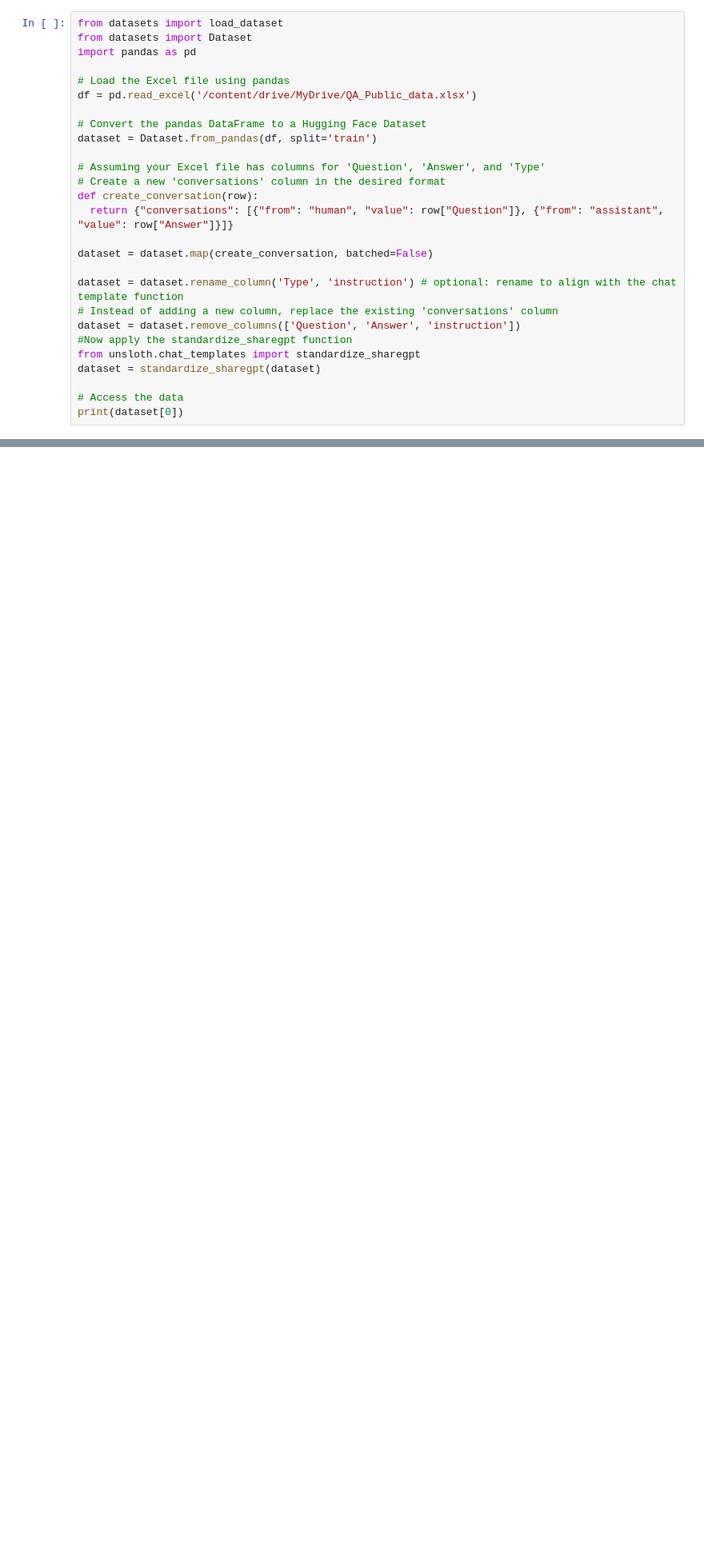
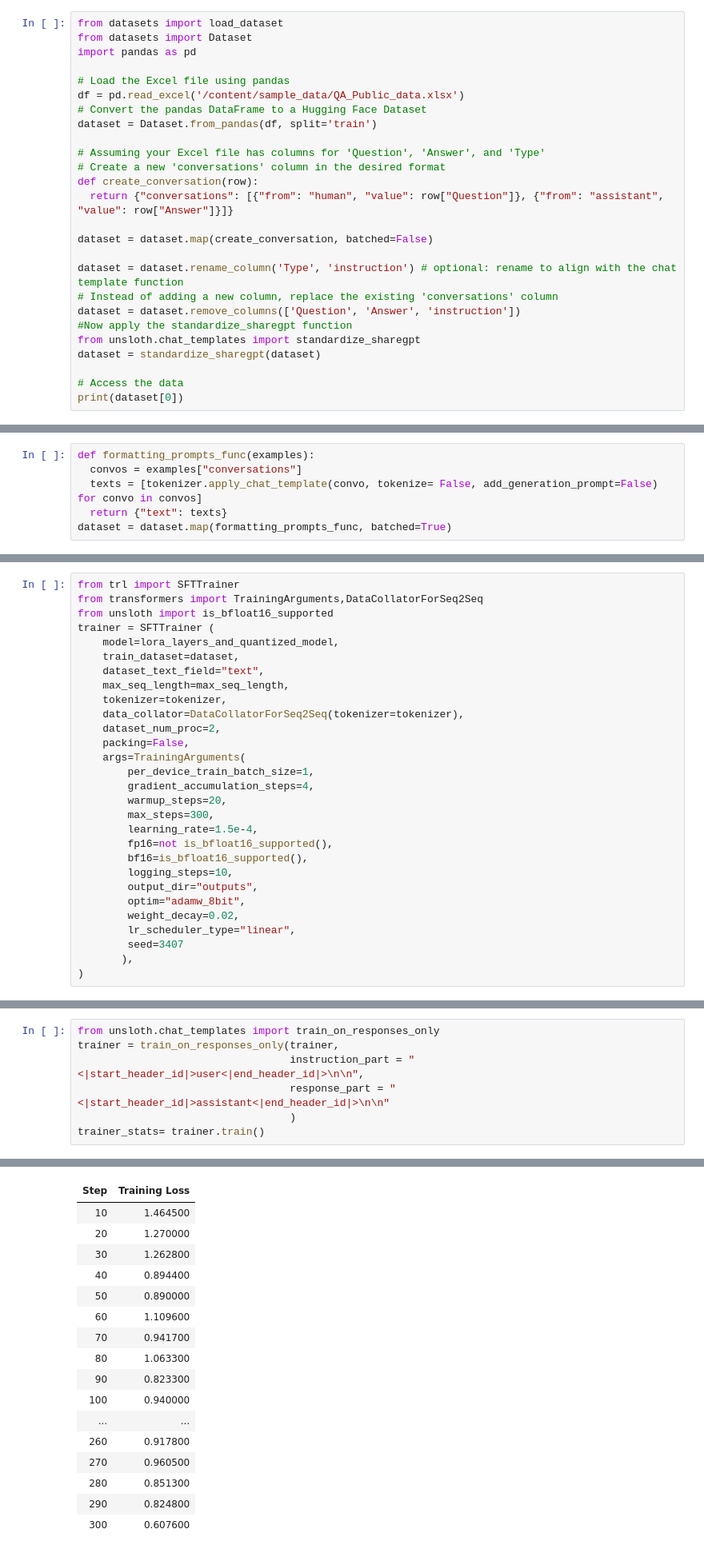
Before and after one commit to ieea/Agrani_App, a Jupyter notebook: Fine_tune_BNS.ipynb, the cells around one changed output, grey strips where cells are left out. Shown at 80% size. Cells and saved outputs as stored; diff of their text form; blank space fills up the shorter version.

```diff
--- a/Fine_tune_BNS.ipynb
+++ b/Fine_tune_BNS.ipynb
@@ -50,8 +86,7 @@ from datasets import Dataset
 import pandas as pd
 
 # Load the Excel file using pandas
-df = pd.read_excel('/content/drive/MyDrive/QA_Public_data.xlsx')
-
+df = pd.read_excel('/content/sample_data/QA_Public_data.xlsx')
 # Convert the pandas DataFrame to a Hugging Face Dataset
 dataset = Dataset.from_pandas(df, split='train')
 
@@ -73,0 +111,6 @@ print(dataset[0])
+# %%
+def formatting_prompts_func(examples):
+  convos = examples["conversations"]
+  texts = [tokenizer.apply_chat_template(convo, tokenize= False, add_generation_prompt=False) for convo in convos]
+  return {"text": texts}
+dataset = dataset.map(formatting_prompts_func, batched=True)
@@ -77,0 +127,29 @@ dataset.save_to_disk('/content/drive/MyDrive/dataset/sharegpt_dataset')
+# %%
+from trl import SFTTrainer
+from transformers import TrainingArguments,DataCollatorForSeq2Seq
+from unsloth import is_bfloat16_supported
+trainer = SFTTrainer (
+    model=lora_layers_and_quantized_model,
+    train_dataset=dataset,
+    dataset_text_field="text",
+    max_seq_length=max_seq_length,
+    tokenizer=tokenizer,
+    data_collator=DataCollatorForSeq2Seq(tokenizer=tokenizer),
+    dataset_num_proc=2,
+    packing=False,
+    args=TrainingArguments(
+        per_device_train_batch_size=1,
+        gradient_accumulation_steps=4,
+        warmup_steps=20,
+        max_steps=300,
+        learning_rate=1.5e-4,
+        fp16=not is_bfloat16_supported(),
+        bf16=is_bfloat16_supported(),
+        logging_steps=10,
+        output_dir="outputs",
+        optim="adamw_8bit",
+        weight_decay=0.02,
+        lr_scheduler_type="linear",
+        seed=3407
+       ),
+)
@@ -77,0 +158,8 @@ dataset.save_to_disk('/content/drive/MyDrive/dataset/sharegpt_dataset')
+# %%
+from unsloth.chat_templates import train_on_responses_only
+trainer = train_on_responses_only(trainer,
+                                  instruction_part = "<|start_header_id|>user<|end_header_id|>\n\n",
+                                  response_part = "<|start_header_id|>assistant<|end_header_id|>\n\n"
+                                  )
+trainer_stats= trainer.train()
+# %% [output]
@@ -77,0 +185,17 @@ dataset.save_to_disk('/content/drive/MyDrive/dataset/sharegpt_dataset')
+| Step | Training Loss |
+| 10 | 1.464500 |
+| 20 | 1.270000 |
+| 30 | 1.262800 |
+| 40 | 0.894400 |
+| 50 | 0.890000 |
+| 60 | 1.109600 |
+| 70 | 0.941700 |
+| 80 | 1.063300 |
+| 90 | 0.823300 |
+| 100 | 0.940000 |
+| ... | ... |
+| 260 | 0.917800 |
+| 270 | 0.960500 |
+| 280 | 0.851300 |
+| 290 | 0.824800 |
+| 300 | 0.607600 |
```
Also changed, not shown: parts of 16 cells of this notebook.
